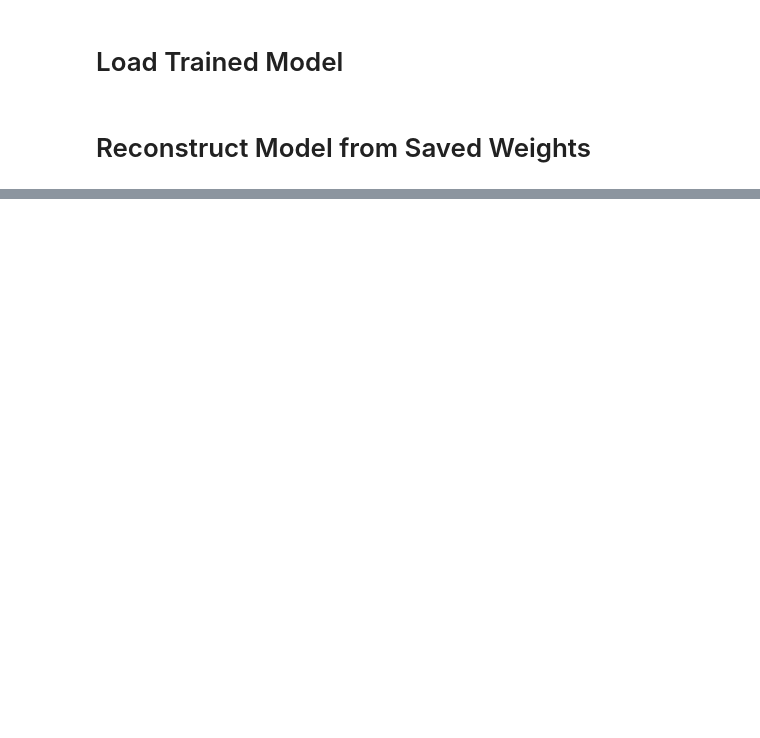
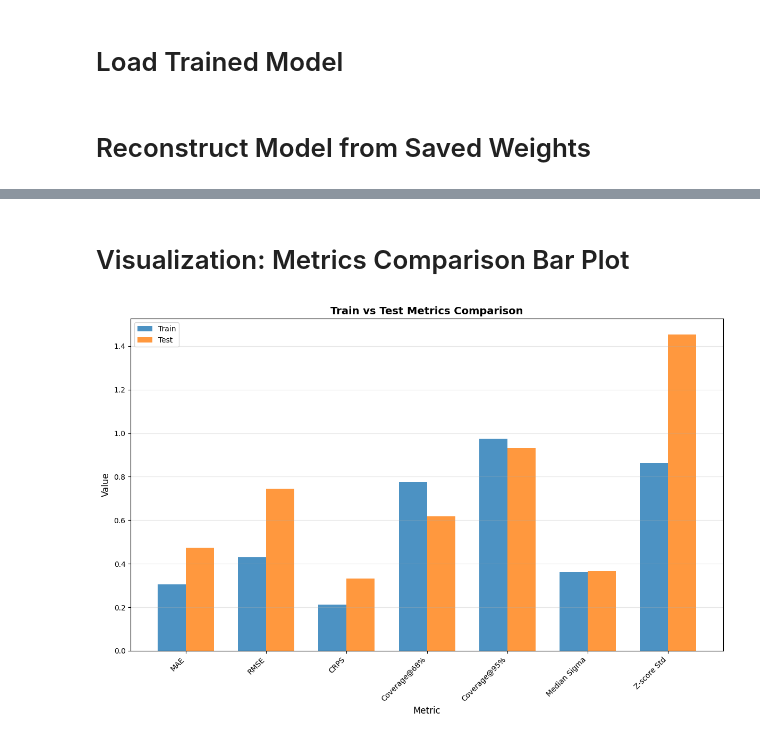
Before and after one commit to tobin-wainer/TESS_Cluster_Age_ML, a Jupyter notebook: GaussianNN_CGW/Model_Pipeline/3_ModelEvaluation.ipynb, the cells around one changed output, grey strips where cells are left out. Cells and saved outputs as stored; diff of their text form; code cells hidden in the pictures; blank space fills up the shorter version.

```diff
--- a/GaussianNN_CGW/Model_Pipeline/3_ModelEvaluation.ipynb
+++ b/GaussianNN_CGW/Model_Pipeline/3_ModelEvaluation.ipynb
@@ -74,9 +74,11 @@ temp_files_path = project_dir_path + 'TempFiles/'
 # LOAD DATASET
 # ============================================================
 
+import pickle
+
 print("Loading dataset...")
 save_path = temp_files_path
-file_name = 'traintest_data2.pkl'
+file_name = 'traintest_data4.pkl'  # Updated to match 2_TrainBestModel.ipynb
 
 with open(save_path + file_name, 'rb') as f:
     PROCESSED_DATASET = pickle.load(f)
@@ -84,7 +86,7 @@ with open(save_path + file_name, 'rb') as f:
 (   X_train, X_test,
     period_train, period_test,
     y_train, y_test,
-    feature_cols, SCALER, y_mean,
+    feature_cols,
     train_cluster_names, test_cluster_names) = PROCESSED_DATASET
 
 print("\n" + "="*70)
@@ -94,5 +96,7 @@ print(f"Training set:   {X_train.shape[0]} samples")
 print(f"Test set:       {X_test.shape[0]} samples")
 print(f"Features:       {X_train.shape[1]} summary statistics")
 print(f"Periodogram:    {period_train.shape[1]} frequency bins")
-print(f"\nTest clusters:  {len(np.unique(test_cluster_names))} unique clusters")
+print(f"\nTrain clusters: {len(np.unique(train_cluster_names))} unique clusters")
+print(f"Test clusters:  {len(np.unique(test_cluster_names))} unique clusters")
+print("\n⚠️  NOTE: Data is RAW (unscaled). We'll use preprocessed data from model package.")
 print("="*70)
@@ -195,0 +364,13 @@ The following sections will be added:
+# %%
+# ============================================================
+# COMPUTE SUMMARY METRICS
+# ============================================================
+
+print("Computing metrics...")
+
+# Compute metrics for train and test sets
+train_metrics = compute_summary_metrics(y_train, y_pred_train, sigma_pred_train)
+test_metrics = compute_summary_metrics(y_test, y_pred_test, sigma_pred_test)
+
+# Print comparison table
+print_metrics_table(train_metrics, test_metrics)
@@ -195,0 +395,8 @@ The following sections will be added:
+# %% [markdown]
+# Visualization: Metrics Comparison Bar Plot
+# %%
+# Plot metrics comparison
+fig, ax = plot_metrics_comparison(train_metrics, test_metrics)
+plt.show()
+# %% [output]
+[figure, added]
```
Also changed, not shown: parts of 21 cells of this notebook, 5 other files.
